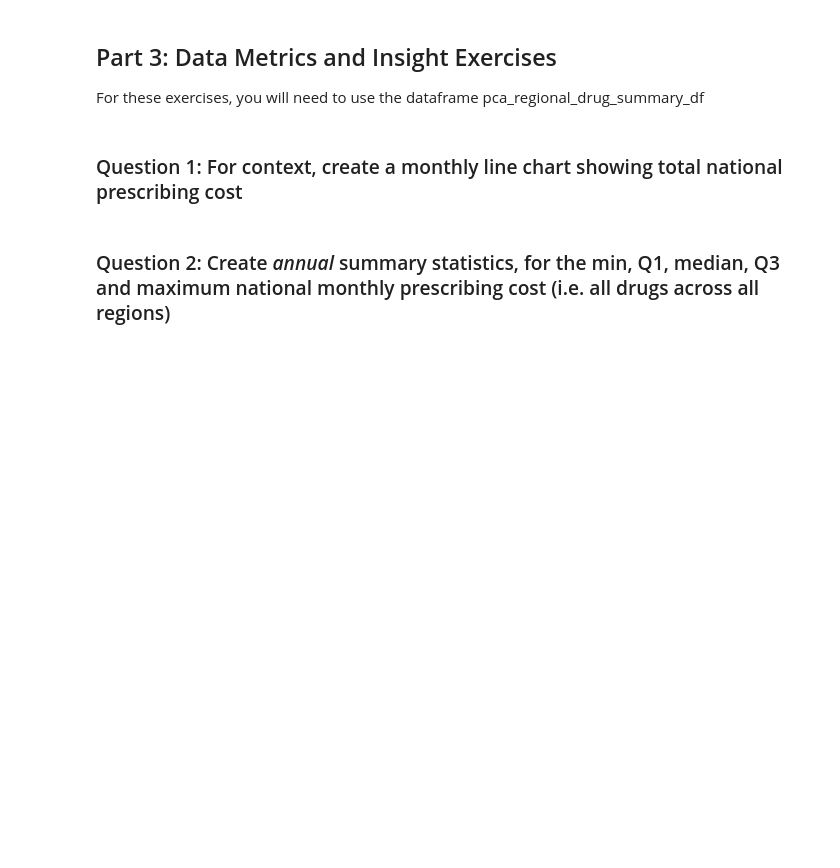
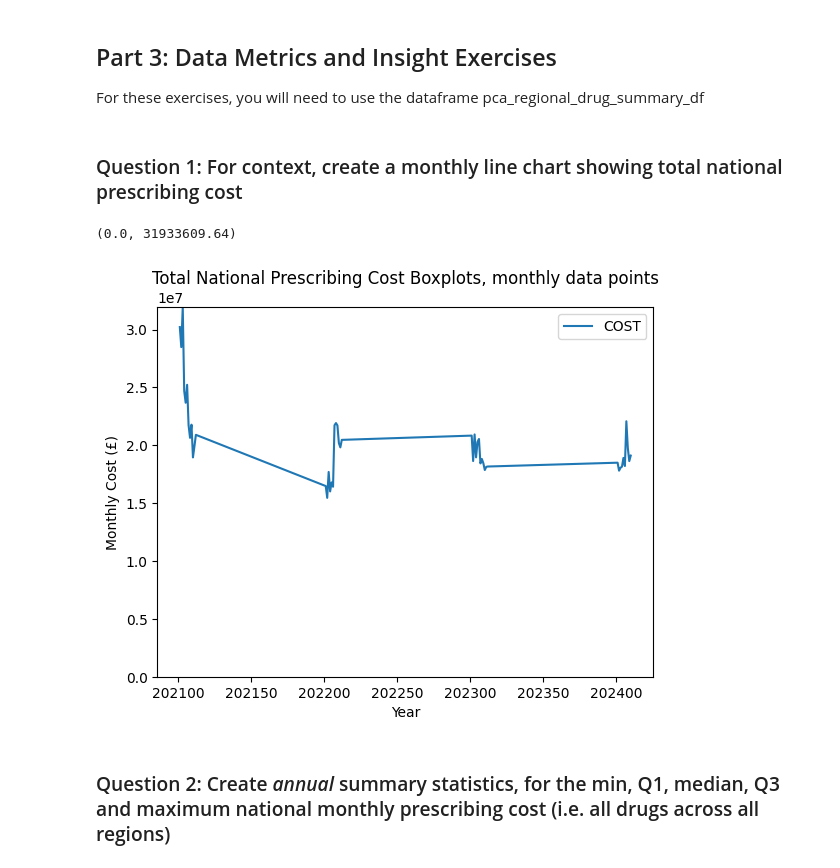
Before and after one commit to paulagardner/Digdata_step_up_challenge_antidepressant_data, a Jupyter notebook: Digdata_NHS_python_path.ipynb, the cells around one changed output. Cells and saved outputs as stored; diff of their text form; code cells hidden in the pictures; blank space fills up the shorter version.

Commit message:
Personal work on the data challenge
completed challenge file

```diff
--- a/Digdata_NHS_python_path.ipynb
+++ b/Digdata_NHS_python_path.ipynb
@@ -234,5 +398,22 @@ df.pivot_table(index='year', columns='region', values='drug_count', aggfunc=sum)
 For these exercises, you will need to use the dataframe pca_regional_drug_summary_df
 # %% [markdown]
 ### Question 1: For context, create a monthly line chart showing total national prescribing cost
+# %%
+
+importdf = pd.read_csv('/content/Digdata/BSA_ODP_PCA_REGIONAL_DRUG_SUMMARY.csv')
+importdf
+
+newdf = importdf.groupby(['YEAR_MONTH'], as_index=False)['COST'].sum()
+
+ax = newdf.plot.line(y='COST', x='YEAR_MONTH')
+
+# Set the title and axis labels (using pandas' built-in functionality)
+ax.set_title("Total National Prescribing Cost Boxplots, monthly data points")
+ax.set_ylabel("Monthly Cost (£)")
+ax.set_xlabel("Year")
+ax.set_ylim(0, newdf['COST'].max())
+# %% [output]
+(0.0, 31933609.64)
+[figure, added]
 # %% [markdown]
 ### Question 2: Create *annual* summary statistics, for the min, Q1, median, Q3 and maximum national monthly prescribing cost (i.e. all drugs across all regions)
```
Also changed, not shown: parts of 34 cells of this notebook.
